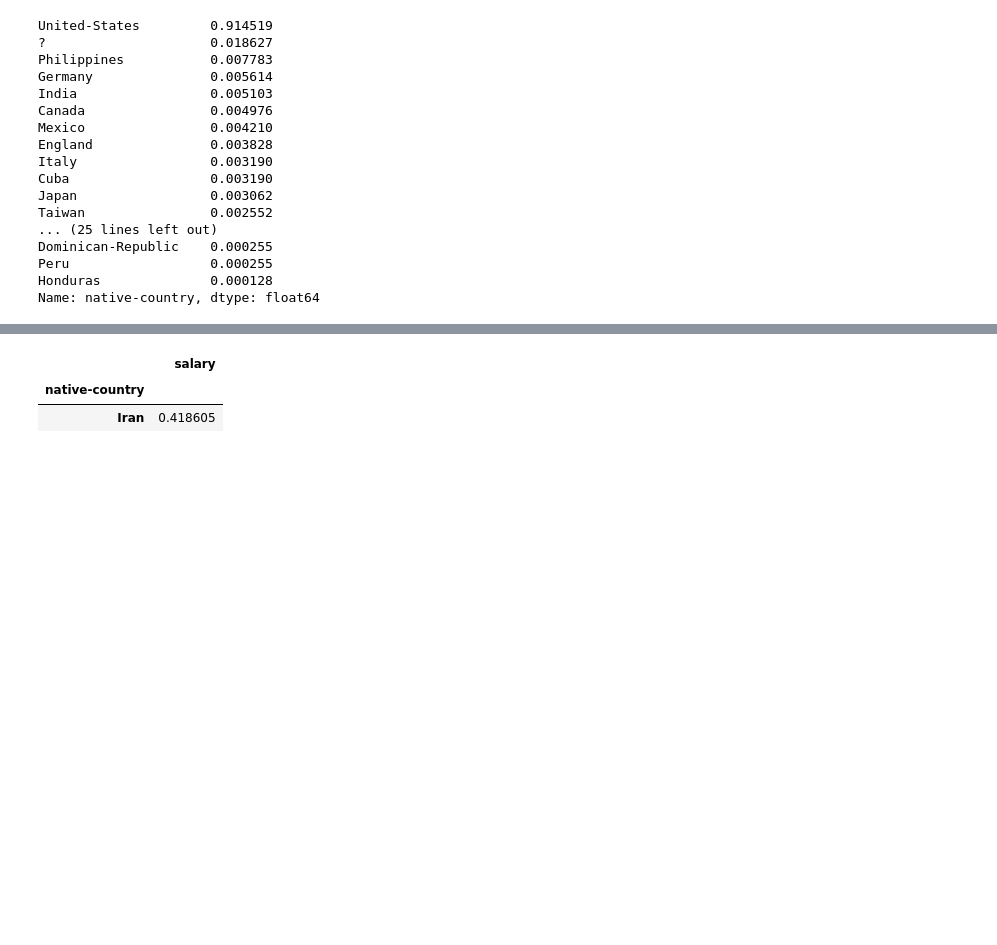
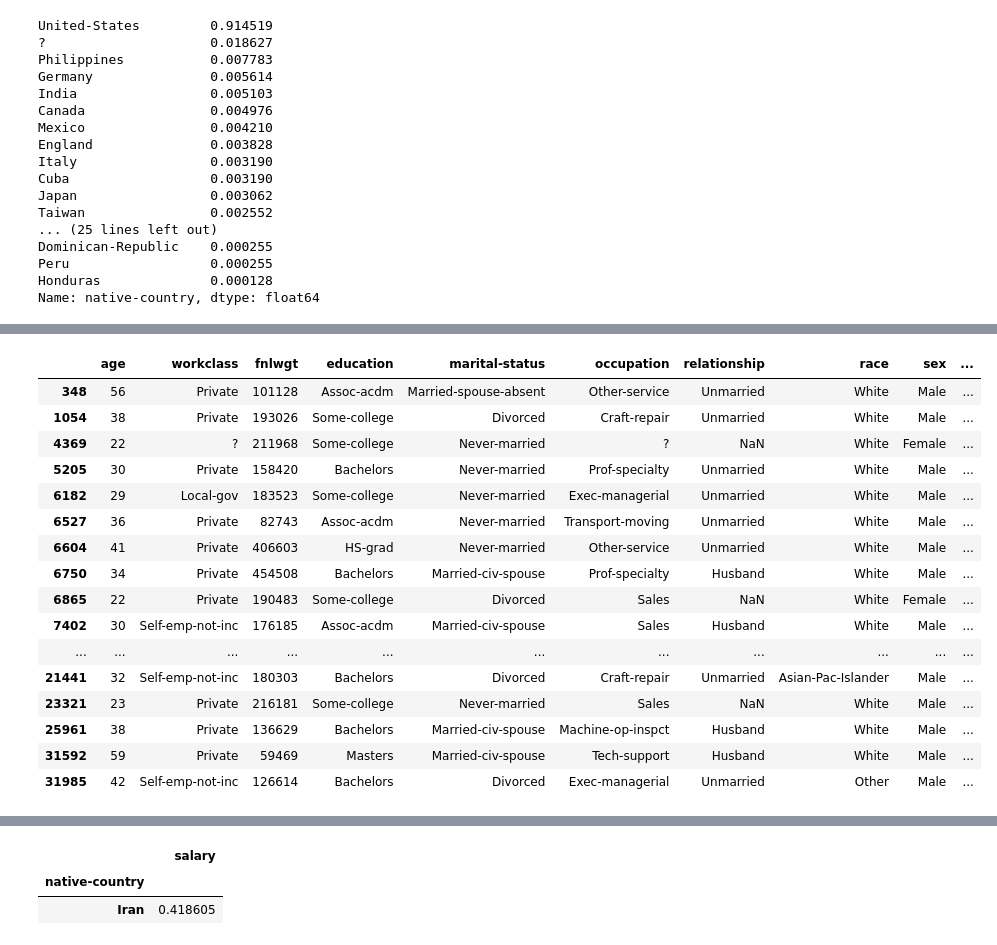
Before and after one commit to glcn35/PANDAS, a Jupyter notebook: DAwPy_EDA_Project_(Analyze_US_Citizens)_Student_(2).ipynb, the cells around one changed output, grey strips where cells are left out. Drawn from its saved outputs; the diff is of its cells as text; code cells hidden in the pictures; blank space fills up the shorter version.

```diff
--- a/DAwPy_EDA_Project_(Analyze_US_Citizens)_Student_(2).ipynb
+++ b/DAwPy_EDA_Project_(Analyze_US_Citizens)_Student_(2).ipynb
@@ -1004,0 +985,21 @@ Name: native-country, dtype: float64
+# %%
+a=df[(df["native-country"] == "Iran")&(df.salary=="<=50K")]
+a
+# %% [output]
+|  | age | workclass | fnlwgt | education | marital-status | occupation | relationship | race | sex | ... |
+| 348 | 56 | Private | 101128 | Assoc-acdm | Married-spouse-absent | Other-service | Unmarried | White | Male | ... |
+| 1054 | 38 | Private | 193026 | Some-college | Divorced | Craft-repair | Unmarried | White | Male | ... |
+| 4369 | 22 | ? | 211968 | Some-college | Never-married | ? | NaN | White | Female | ... |
+| 5205 | 30 | Private | 158420 | Bachelors | Never-married | Prof-specialty | Unmarried | White | Male | ... |
+| 6182 | 29 | Local-gov | 183523 | Some-college | Never-married | Exec-managerial | Unmarried | White | Male | ... |
+| 6527 | 36 | Private | 82743 | Assoc-acdm | Never-married | Transport-moving | Unmarried | White | Male | ... |
+| 6604 | 41 | Private | 406603 | HS-grad | Never-married | Other-service | Unmarried | White | Male | ... |
+| 6750 | 34 | Private | 454508 | Bachelors | Married-civ-spouse | Prof-specialty | Husband | White | Male | ... |
+| 6865 | 22 | Private | 190483 | Some-college | Divorced | Sales | NaN | White | Female | ... |
+| 7402 | 30 | Self-emp-not-inc | 176185 | Assoc-acdm | Married-civ-spouse | Sales | Husband | White | Male | ... |
+| ... | ... | ... | ... | ... | ... | ... | ... | ... | ... | ... |
+| 21441 | 32 | Self-emp-not-inc | 180303 | Bachelors | Divorced | Craft-repair | Unmarried | Asian-Pac-Islander | Male | ... |
+| 23321 | 23 | Private | 216181 | Some-college | Never-married | Sales | NaN | White | Male | ... |
+| 25961 | 38 | Private | 136629 | Bachelors | Married-civ-spouse | Machine-op-inspct | Husband | White | Male | ... |
+| 31592 | 59 | Private | 59469 | Masters | Married-civ-spouse | Tech-support | Husband | White | Male | ... |
+| 31985 | 42 | Self-emp-not-inc | 126614 | Bachelors | Divorced | Exec-managerial | Unmarried | Other | Male | ... |
```
Also changed, not shown: parts of 6 cells of this notebook.
